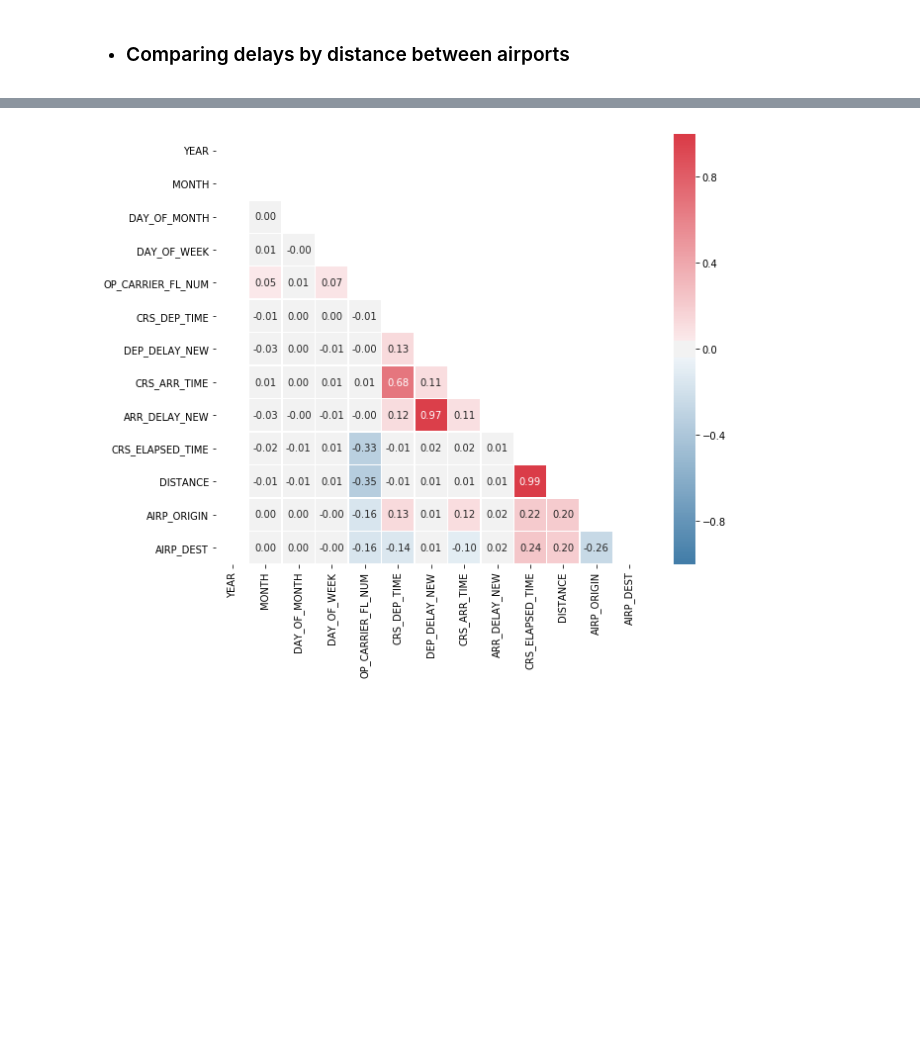
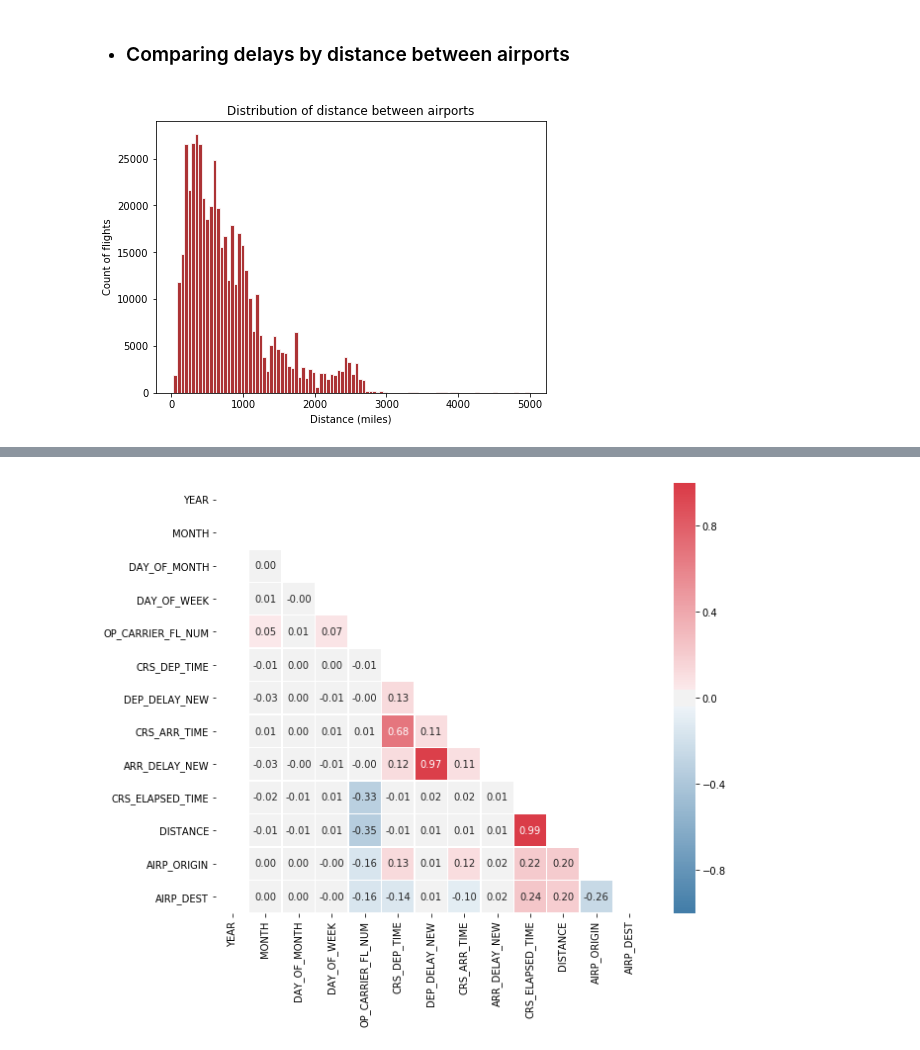
Before and after one commit to lubepe/PredictingFlightDelays, a Jupyter notebook: Predicting flight delays.ipynb, the cells around one changed output, grey strips where cells are left out. Saved outputs shown, nothing was run; the diff lists cells and outputs as text; code cells hidden in the pictures; blank space fills up the shorter version.

```diff
--- a/Predicting flight delays.ipynb
+++ b/Predicting flight delays.ipynb
@@ -1241,0 +1236,10 @@ The punctuality of flights doesn't seem to change much with the flight time/dura
+# %%
+plt.figure(figsize=(7,5))
+grid = sns.distplot(train_explor['DISTANCE'], kde=False, bins=100, color=sns.xkcd_rgb['blood red'],
+                    hist_kws={'edgecolor':'white', 'alpha':0.8})
+grid.set_title('Distribution of distance between airports')
+grid.set_ylabel('Count of flights')
+grid.set_xlabel('Distance (miles)')
+plt.show()
+# %% [output]
+[figure, added]
```
Also changed, not shown: parts of 12 cells of this notebook.
